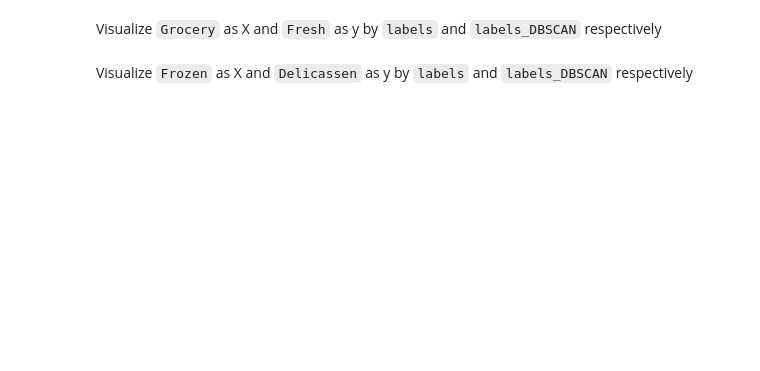
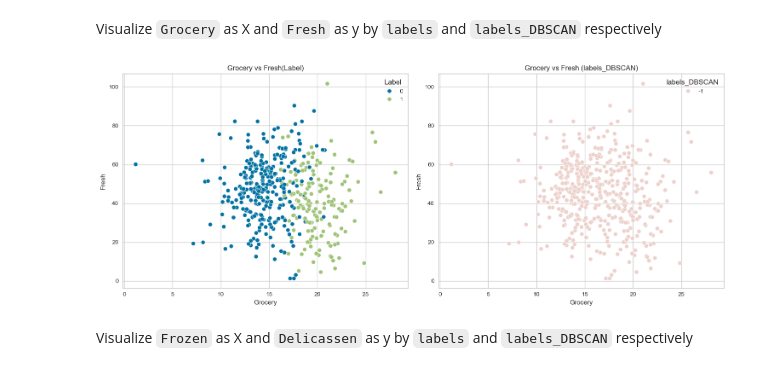
Before and after one commit to natanael-2012/lab-unsupervised-learning, a Jupyter notebook: your-code/main.ipynb, the cells around one changed output. Saved outputs shown, nothing was run; the diff lists cells and outputs as text; code cells hidden in the pictures; blank space fills up the shorter version.

```diff
--- a/your-code/main.ipynb
+++ b/your-code/main.ipynb
@@ -96,7 +292,7 @@ If your conclusion from the previous challenge is the data need cleaning/transfo
 # %%
-# Remove one of the highly correlated columns
-data.drop('Grocery', axis=1, inplace=True)
+# # Remove one of the highly correlated columns
+# data.drop('Grocery', axis=1, inplace=True)
 
-# Channel and Region are categorical variables, so we will convert them to dummy variables
-data = pd.get_dummies(data, columns=['Channel', 'Region'], drop_first=True)
-data.info()
+# # Channel and Region are categorical variables, so we will convert them to dummy variables
+# data = pd.get_dummies(data, columns=['Channel', 'Region'], drop_first=True)
+# data.info()
@@ -222,3 +423,8 @@ Visualize `Grocery` as X and `Fresh` as y by `labels` and `labels_DBSCAN` respec
+# %%
+# Your code here:
+plot(data['Grocery'], data['Fresh'], data['Label'], data['labels_DBSCAN'])
+# %% [output]
+[figure, added]
 # %% [markdown]
 Visualize `Frozen` as X and `Delicassen` as y by `labels` and `labels_DBSCAN` respectively
 # %%
```
Also changed, not shown: parts of 32 cells of this notebook.
